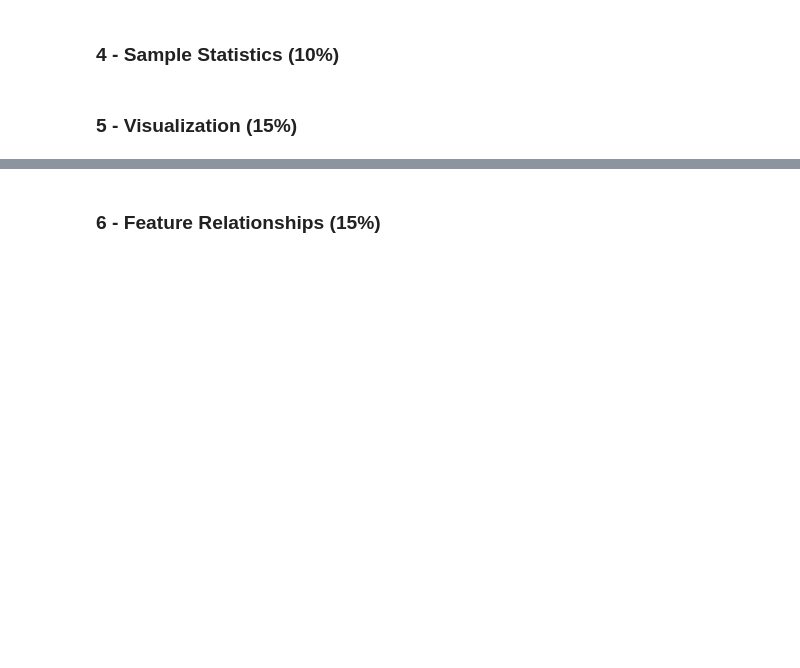
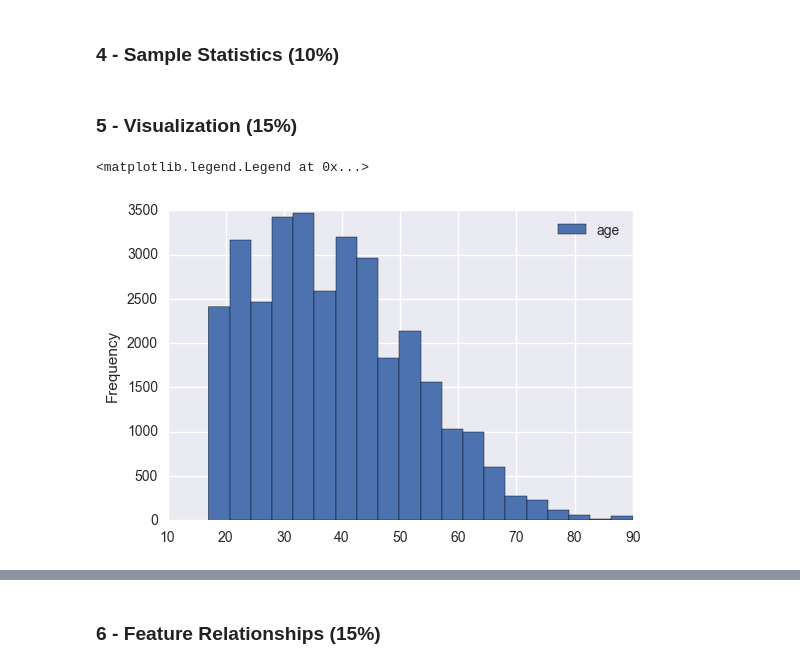
Before and after one commit to IretiFasere/pdti_DataMining, a Jupyter notebook: Lab_1/Lab 1 Notebook.ipynb, the cells around one changed output, grey strips where cells are left out. Saved outputs shown, nothing was run; the diff lists cells and outputs as text; code cells hidden in the pictures; blank space fills up the shorter version.

Commit message:
Visualizations

```diff
--- a/Lab_1/Lab 1 Notebook.ipynb
+++ b/Lab_1/Lab 1 Notebook.ipynb
@@ -35,3 +35,11 @@ df.head(3)
 ### 4 - Sample Statistics (10%)
 # %% [markdown]
 ### 5 - Visualization (15%)
+# %%
+#Histogram
+#visualizing the age distribution of the census data
+mydata.age.plot.hist(bins=20)
+plt.legend()
+# %% [output]
+<matplotlib.legend.Legend at 0x...>
+[figure, added]
```
Also changed, not shown: parts of 11 cells of this notebook.
